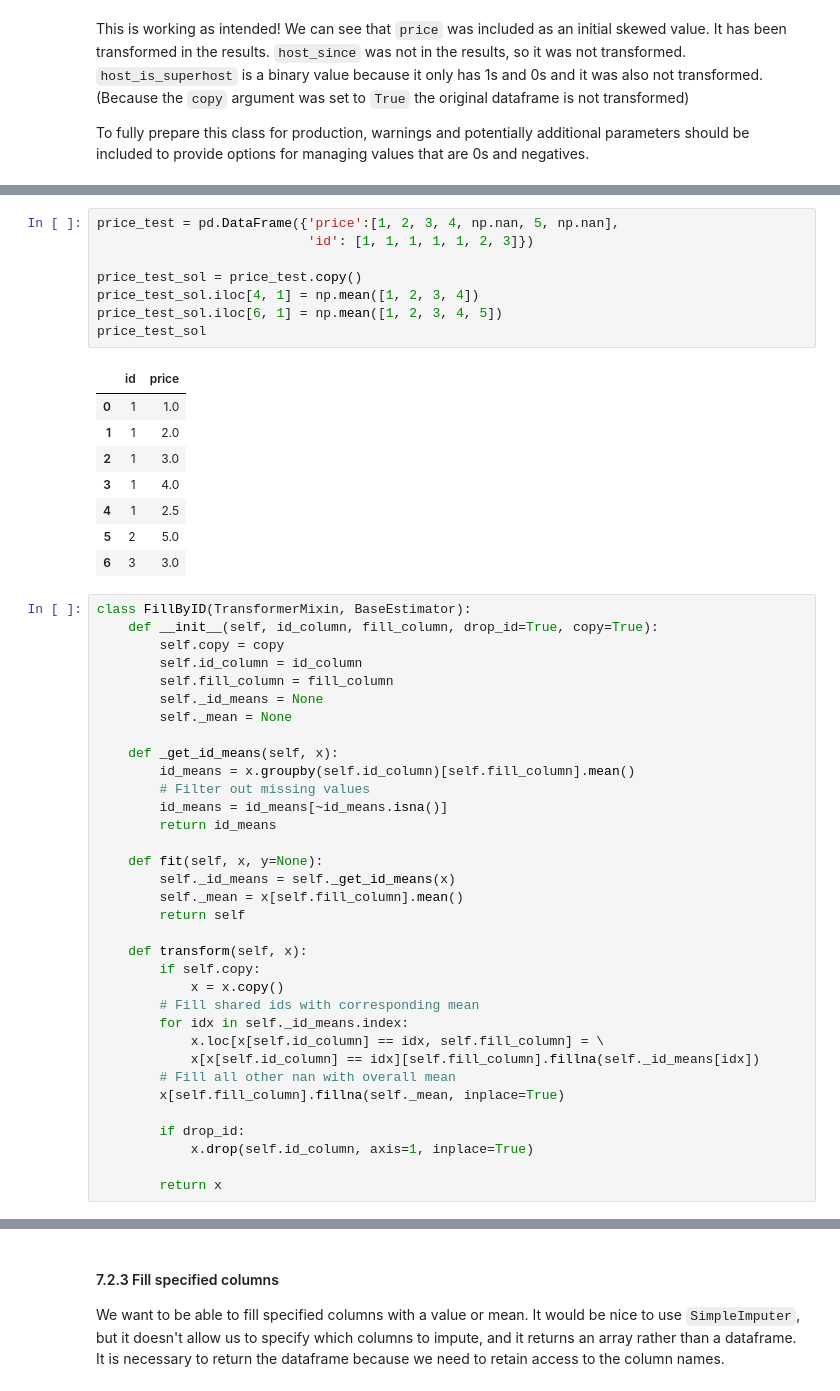
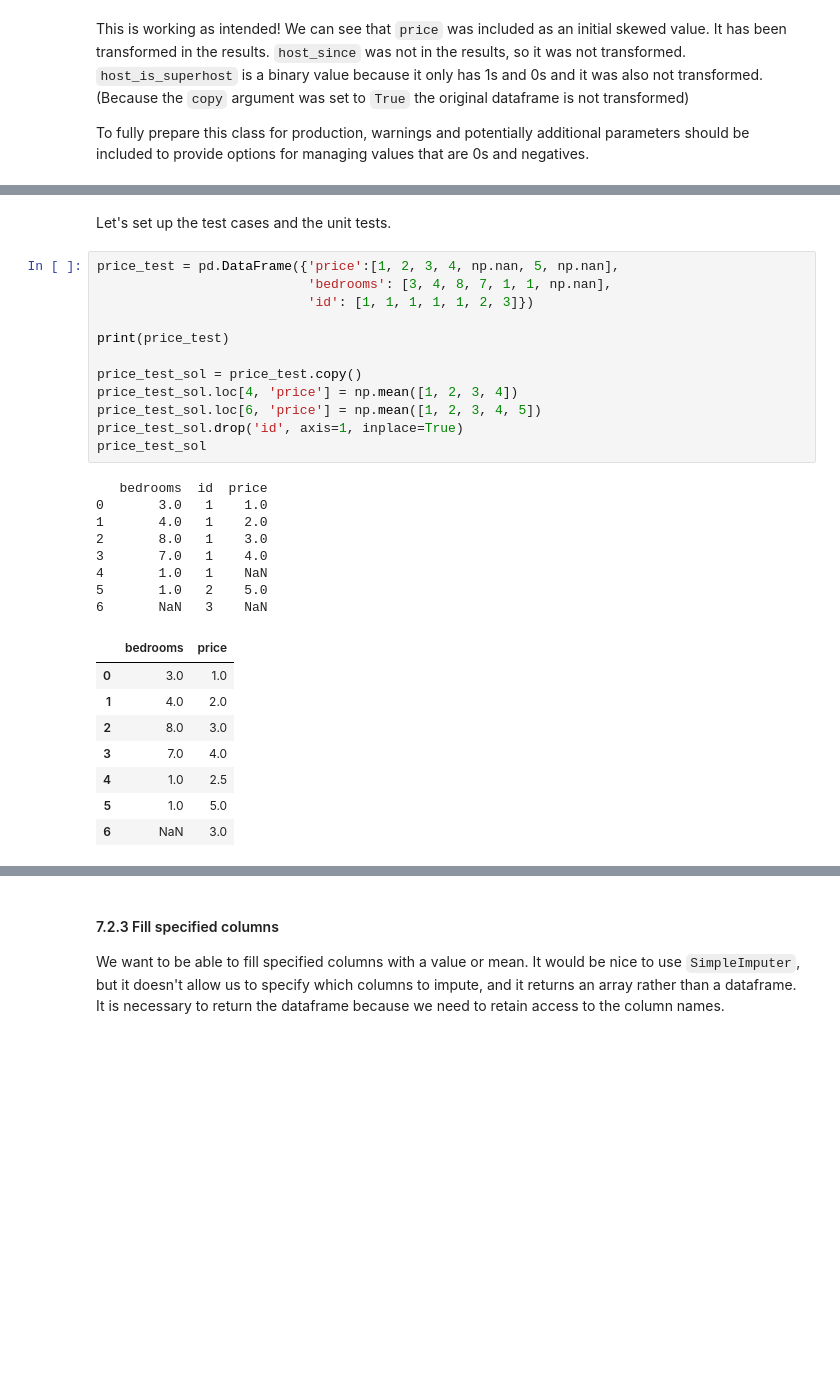
Before and after one commit to rebeccaebarnes/DSND-Project-4, a Jupyter notebook: seattle_airbnb_exploration.ipynb, the cells around one changed output, grey strips where cells are left out. Cells and saved outputs as stored; diff of their text form; blank space fills up the shorter version.

Commit message:
test: Complete unit test of FillByID

```diff
--- a/seattle_airbnb_exploration.ipynb
+++ b/seattle_airbnb_exploration.ipynb
@@ -1772,54 +1805,34 @@ Let's set up the test cases and the unit tests.
+# %% [markdown]
+Let's set up the test cases and the unit tests.
 # %%
 price_test = pd.DataFrame({'price':[1, 2, 3, 4, np.nan, 5, np.nan],
+                           'bedrooms': [3, 4, 8, 7, 1, 1, np.nan],
                            'id': [1, 1, 1, 1, 1, 2, 3]})
 
+print(price_test)
+
 price_test_sol = price_test.copy()
-price_test_sol.iloc[4, 1] = np.mean([1, 2, 3, 4])
-price_test_sol.iloc[6, 1] = np.mean([1, 2, 3, 4, 5])
+price_test_sol.loc[4, 'price'] = np.mean([1, 2, 3, 4])
+price_test_sol.loc[6, 'price'] = np.mean([1, 2, 3, 4, 5])
+price_test_sol.drop('id', axis=1, inplace=True)
 price_test_sol
 # %% [output]
+   bedrooms  id  price
+0       3.0   1    1.0
+1       4.0   1    2.0
+2       8.0   1    3.0
+3       7.0   1    4.0
+4       1.0   1    NaN
+5       1.0   2    5.0
+6       NaN   3    NaN
-|  | id | price |
-| 0 | 1 | 1.0 |
-| 1 | 1 | 2.0 |
-| 2 | 1 | 3.0 |
-| 3 | 1 | 4.0 |
-| 4 | 1 | 2.5 |
-| 5 | 2 | 5.0 |
-| 6 | 3 | 3.0 |
+|  | bedrooms | price |
+| 0 | 3.0 | 1.0 |
+| 1 | 4.0 | 2.0 |
+| 2 | 8.0 | 3.0 |
+| 3 | 7.0 | 4.0 |
+| 4 | 1.0 | 2.5 |
+| 5 | 1.0 | 5.0 |
+| 6 | NaN | 3.0 |
-# %%
-class FillByID(TransformerMixin, BaseEstimator):
-    def __init__(self, id_column, fill_column, drop_id=True, copy=True):
-        self.copy = copy
-        self.id_column = id_column
-        self.fill_column = fill_column
-        self._id_means = None
-        self._mean = None
-
-    def _get_id_means(self, x):
-        id_means = x.groupby(self.id_column)[self.fill_column].mean()
-        # Filter out missing values
-        id_means = id_means[~id_means.isna()]
-        return id_means
-
-    def fit(self, x, y=None):
-        self._id_means = self._get_id_means(x)
-        self._mean = x[self.fill_column].mean()
-        return self
-
-    def transform(self, x):
-        if self.copy:
-            x = x.copy()
-        # Fill shared ids with corresponding mean
-        for idx in self._id_means.index:
-            x.loc[x[self.id_column] == idx, self.fill_column] = \
-            x[x[self.id_column] == idx][self.fill_column].fillna(self._id_means[idx])
-        # Fill all other nan with overall mean
-        x[self.fill_column].fillna(self._mean, inplace=True)
-
-        if drop_id:
-            x.drop(self.id_column, axis=1, inplace=True)
-
-        return x
 # %%
 test_1 = price_test.copy()
 
```
Also changed, not shown: parts of 3 cells of this notebook.
